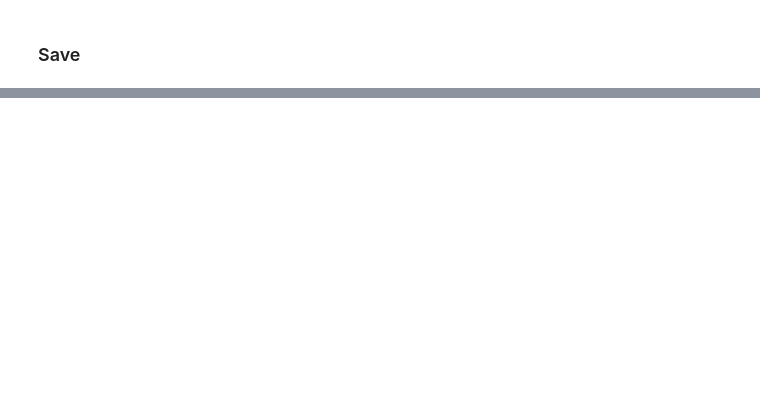
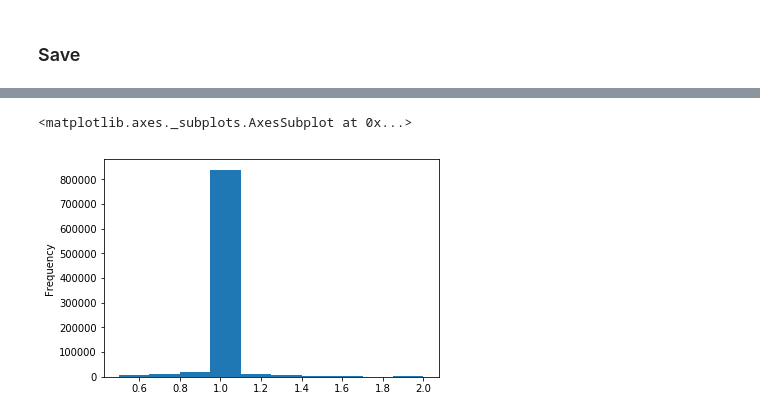
Before and after one commit to JordanJamesSands/predict_future_sales_2, a Jupyter notebook: enrichment/features3.ipynb, the cells around one changed output, grey strips where cells are left out. Drawn from its saved outputs; the diff is of its cells as text; code cells hidden in the pictures; blank space fills up the shorter version.

```diff
--- a/enrichment/features3.ipynb
+++ b/enrichment/features3.ipynb
@@ -110,0 +154,6 @@ pickle.dump(new_x_test_list,open('../gen_data/x_test--features3.ipynb--.pickle',
+# %%
+x_train_list[1].prop_median_item_price.clip(0.5,2).plot(kind='hist')
+#s.plot(kind='hist')
+# %% [output]
+<matplotlib.axes._subplots.AxesSubplot at 0x...>
+[figure, added]
```
Also changed, not shown: parts of 29 cells of this notebook, 8 other files.
